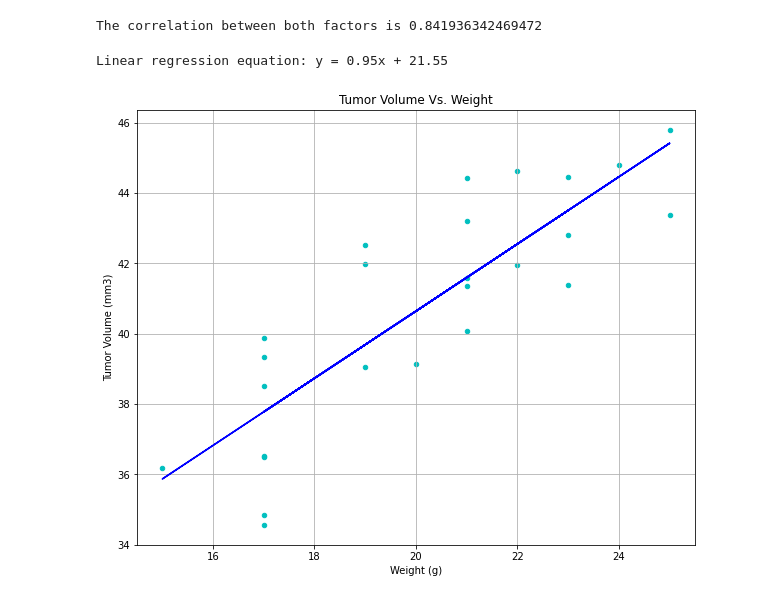
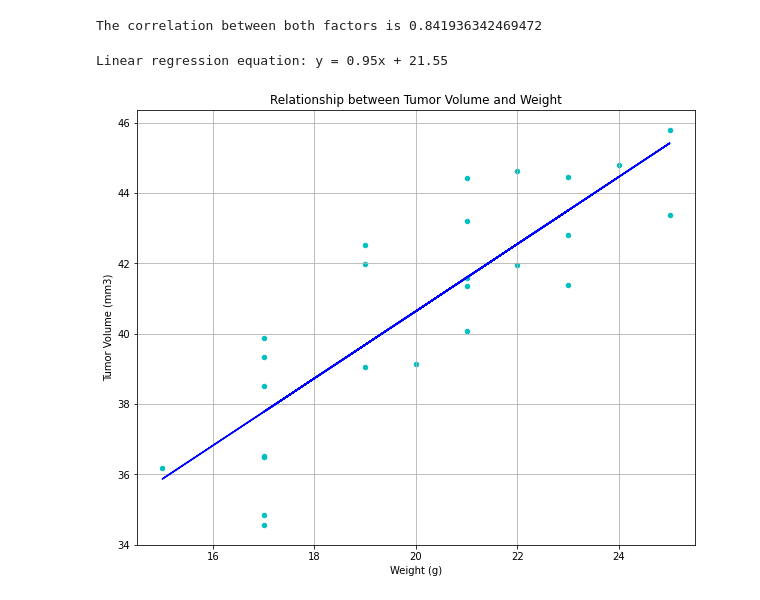
Before and after one commit to kaylajgranados/Pharmaceutical-Treatment-Testing, a Jupyter notebook: pymaceuticals.ipynb, the cells around one changed output. Saved outputs shown, nothing was run; the diff lists cells and outputs as text; code cells hidden in the pictures.

```diff
--- a/pymaceuticals.ipynb
+++ b/pymaceuticals.ipynb
@@ -346,22 +342,22 @@ The correlation between both factors is 0.841936342469472
 # %%
 # Calculate linear regression model and plot the linear regression model on the previous scatter plot
 
 # Recreate scatter plot
-scatter_plot = capomulin_average.plot(kind="scatter", x="Weight (g)", y="Tumor Volume (mm3)", grid=True, figsize=(10,8), title="Tumor Volume Vs. Weight", color='c')
+scatter_plot = capomulin_average.plot(kind="scatter", x="Weight (g)", y="Tumor Volume (mm3)", grid=True, figsize=(10,8), title= "Relationship between Tumor Volume and Weight", color='c')
 
 # Create x and y values
 x_values=capomulin_average['Weight (g)']
 y_values=capomulin_average['Tumor Volume (mm3)']
 
 # Calculate linear regress
 (slope, intercept,  rvalue, pvalue, stderr)=st.linregress(x_values, y_values)
 regress_values = x_values * slope + intercept
 plt.plot(x_values,regress_values,'blue')
 line_eq = "y = " + str(round(slope,2)) + "x + " + str(round(intercept,2))
 print(f'Linear regression equation: {line_eq}')
 
 # Show plot
 plt.show()
 # %% [output]
 Linear regression equation: y = 0.95x + 21.55
-[figure, old version]
+[figure, new version]
```
Also changed, not shown: parts of 6 cells of this notebook, 9 other files.
